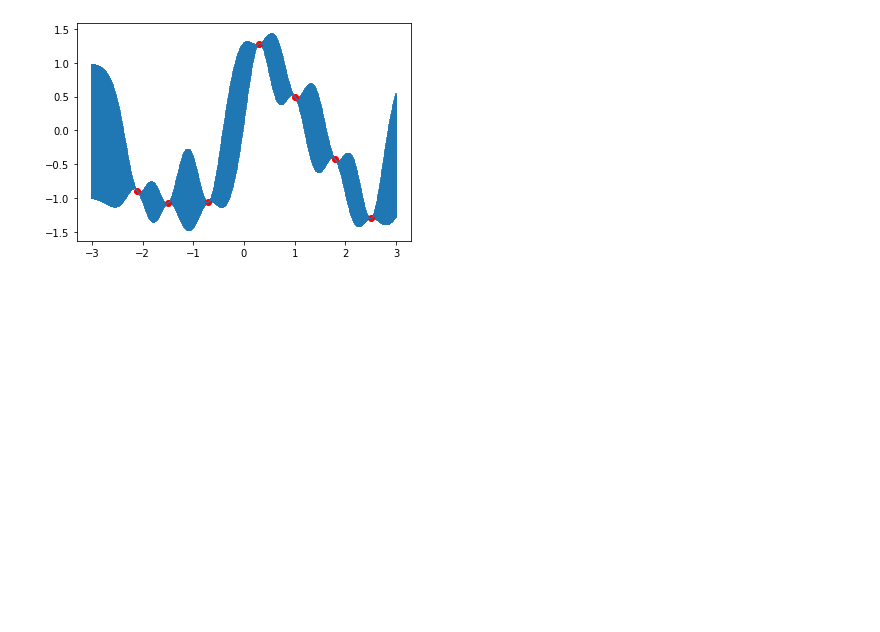
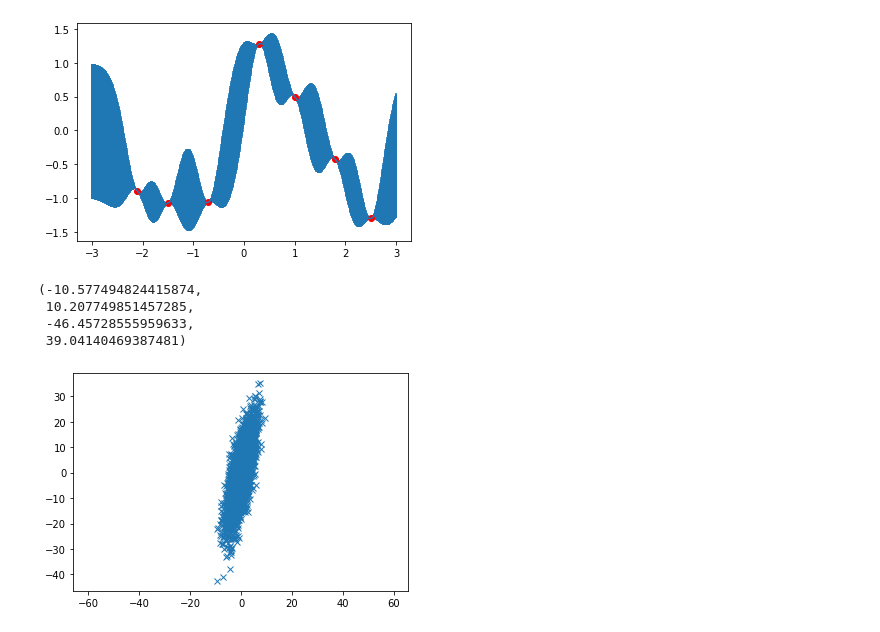
Before and after one commit to MJeremy2017/machine-learning-models, a Jupyter notebook: GP/gp.ipynb, the cells around one changed output. Saved outputs shown, nothing was run; the diff lists cells and outputs as text; code cells hidden in the pictures; blank space fills up the shorter version.

```diff
--- a/GP/gp.ipynb
+++ b/GP/gp.ipynb
@@ -91,3 +94,17 @@ plt.plot(x, y, "ro")
 # %% [output]
 [<matplotlib.lines.Line2D at 0x...>]
 [figure]
+# %%
+mean = [0, 0]
+cov = [[1, 20], [20, 100]]  # diagonal covariance
+
+x, y = np.random.multivariate_normal(mean, cov, 5000).T
+
+plt.plot(x, y, 'x')
+plt.axis('equal')
+# %% [output]
+(-10.577494824415874,
+ 10.207749851457285,
+ -46.45728555959633,
+ 39.04140469387481)
+[figure, added]
```
Also changed, not shown: parts of 7 cells of this notebook.
